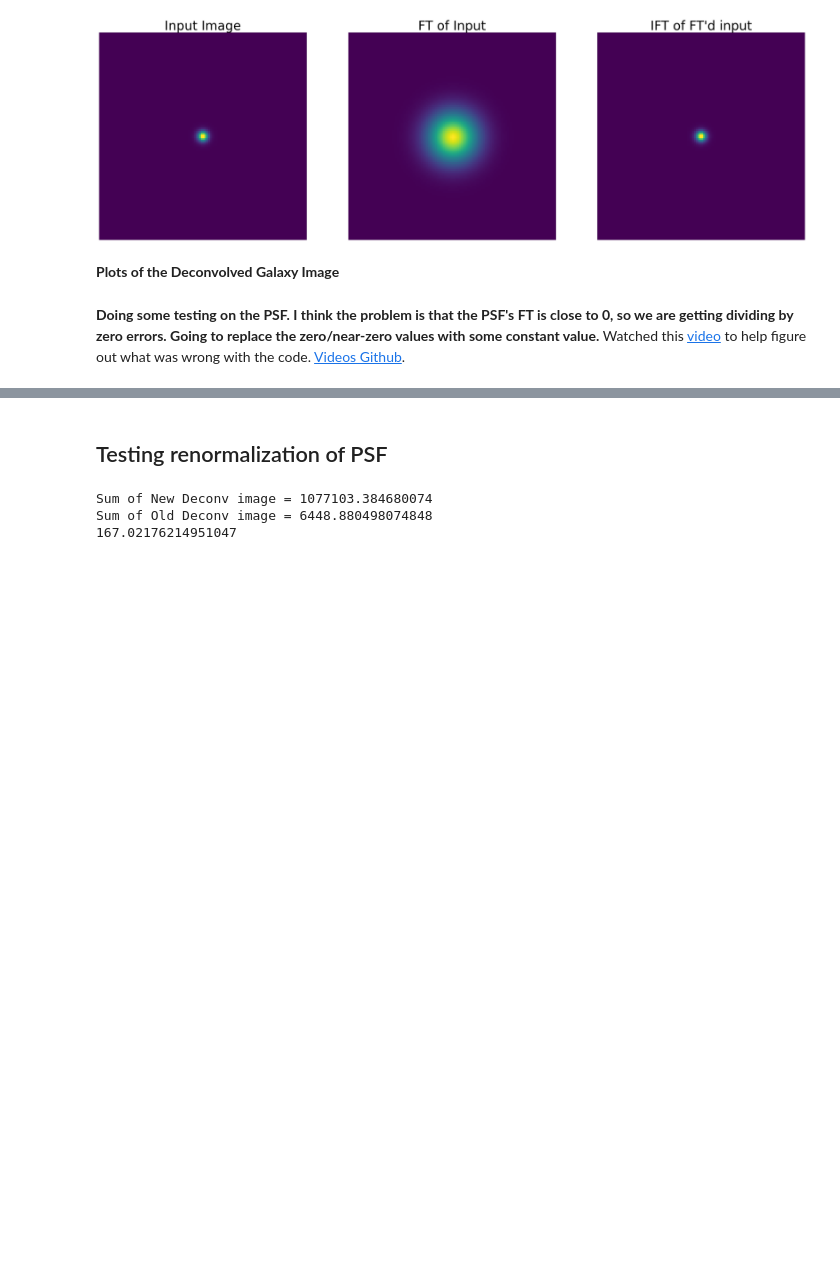
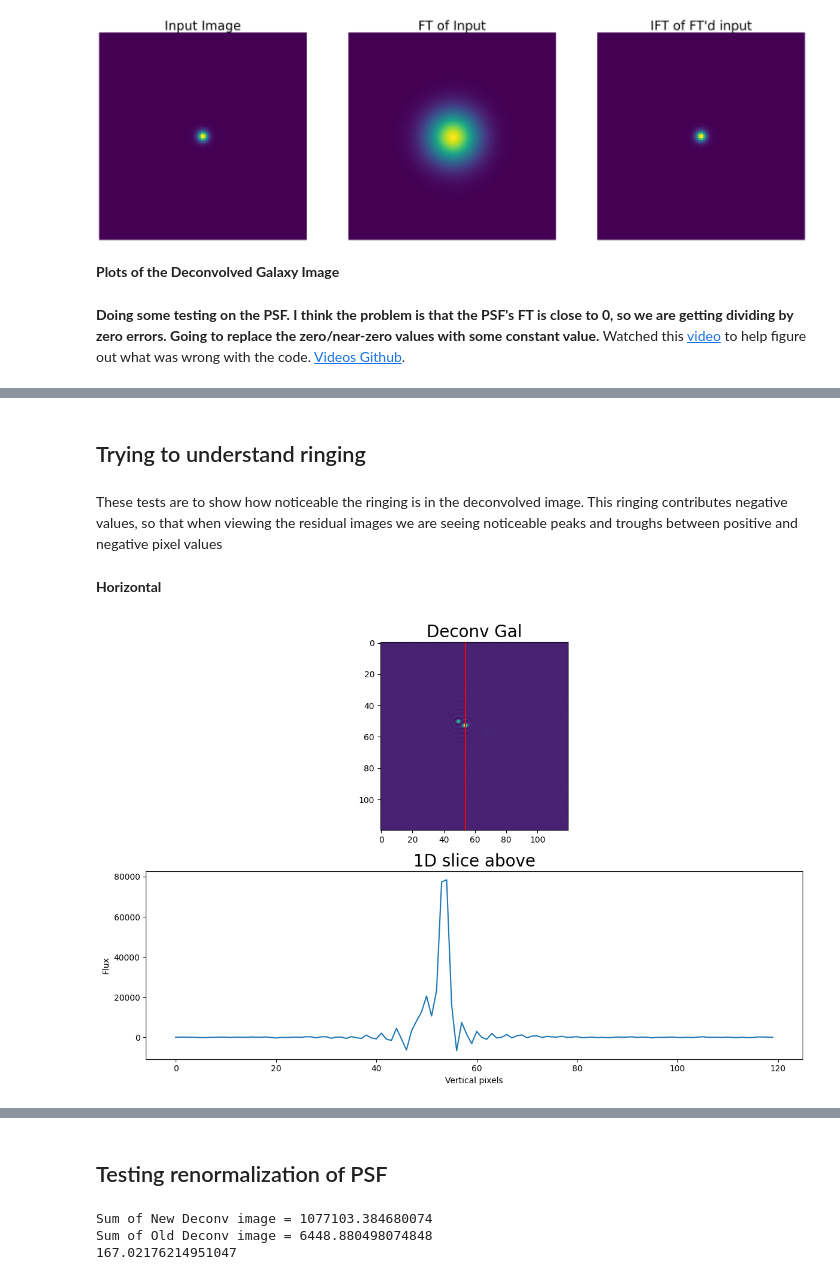
Before and after one commit to MatthewDowicz/Blending, a Jupyter notebook: 03b_Getting_PSF_from_BTK_Scripts.ipynb, the cells around one changed output, grey strips where cells are left out. Saved outputs shown, nothing was run; the diff lists cells and outputs as text; code cells hidden in the pictures; blank space fills up the shorter version.

```diff
--- a/03b_Getting_PSF_from_BTK_Scripts.ipynb
+++ b/03b_Getting_PSF_from_BTK_Scripts.ipynb
@@ -202,0 +203,25 @@ plt.show()
+# %% [markdown]
+## Trying to understand ringing
+# %% [markdown]
+These tests are to show how noticeable the ringing is in the deconvolved image. This ringing contributes negative values, so that when viewing the residual images we are seeing noticeable peaks and troughs between positive and negative pixel values
+# %% [markdown]
+**Horizontal**
+# %%
+x_idx = 54
+y = deconv_img[x_idx,:]
+
+fig, axes = plt.subplots(2, 1, figsize=(12,8))
+axes[0].imshow(deconv_img)
+axes[0].plot([x_idx, x_idx], [0,119], 'r-')
+axes[0].axis('on')
+axes[0].set_title('Deconv Gal', fontsize=20)
+axes[1].plot(np.arange(len(y)), y)
+axes[1].axis('on')
+axes[1].set_ylabel('Flux')
+axes[1].set_xlabel('Vertical pixels')
+axes[1].set_title('1D slice above', fontsize=20)
+
+fig.tight_layout()
+plt.show()
+# %% [output]
+[figure, added]
```
Also changed, not shown: parts of 16 cells of this notebook.
